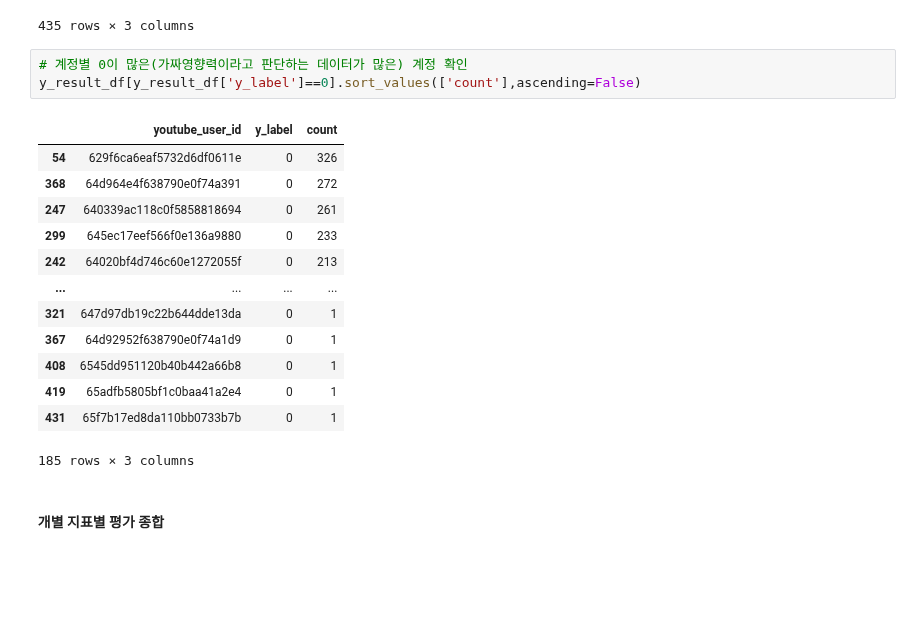
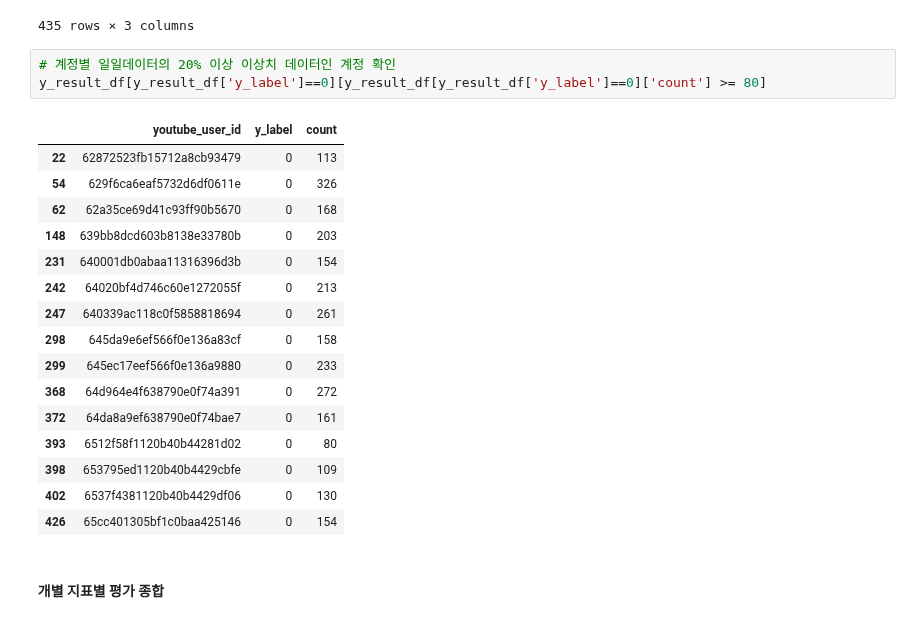
Before and after one commit to kkwann/awake, a Jupyter notebook: 3.EDA.ipynb, the cells around one changed output. Cells and saved outputs as stored; diff of their text form; blank space fills up the shorter version.

```diff
--- a/3.EDA.ipynb
+++ b/3.EDA.ipynb
@@ -199,22 +203,25 @@ y_result_df
 | 434 | 66230ee6d8da110bb0744b2d | 0 | 39 |
 435 rows × 3 columns
 # %%
-# 계정별 0이 많은(가짜영향력이라고 판단하는 데이터가 많은) 계정 확인
-y_result_df[y_result_df['y_label']==0].sort_values(['count'],ascending=False)
+# 계정별 일일데이터의 20% 이상 이상치 데이터인 계정 확인
+y_result_df[y_result_df['y_label']==0][y_result_df[y_result_df['y_label']==0]['count'] >= 80]
 # %% [output]
 |  | youtube_user_id | y_label | count |
+| 22 | 62872523fb15712a8cb93479 | 0 | 113 |
 | 54 | 629f6ca6eaf5732d6df0611e | 0 | 326 |
+| 62 | 62a35ce69d41c93ff90b5670 | 0 | 168 |
+| 148 | 639bb8dcd603b8138e33780b | 0 | 203 |
+| 231 | 640001db0abaa11316396d3b | 0 | 154 |
+| 242 | 64020bf4d746c60e1272055f | 0 | 213 |
+| 247 | 640339ac118c0f5858818694 | 0 | 261 |
+| 298 | 645da9e6ef566f0e136a83cf | 0 | 158 |
+| 299 | 645ec17eef566f0e136a9880 | 0 | 233 |
 | 368 | 64d964e4f638790e0f74a391 | 0 | 272 |
-| 247 | 640339ac118c0f5858818694 | 0 | 261 |
-| 299 | 645ec17eef566f0e136a9880 | 0 | 233 |
-| 242 | 64020bf4d746c60e1272055f | 0 | 213 |
-| ... | ... | ... | ... |
-| 321 | 647d97db19c22b644dde13da | 0 | 1 |
-| 367 | 64d92952f638790e0f74a1d9 | 0 | 1 |
-| 408 | 6545dd951120b40b442a66b8 | 0 | 1 |
-| 419 | 65adfb5805bf1c0baa41a2e4 | 0 | 1 |
-| 431 | 65f7b17ed8da110bb0733b7b | 0 | 1 |
+| 372 | 64da8a9ef638790e0f74bae7 | 0 | 161 |
+| 393 | 6512f58f1120b40b44281d02 | 0 | 80 |
+| 398 | 653795ed1120b40b4429cbfe | 0 | 109 |
+| 402 | 6537f4381120b40b4429df06 | 0 | 130 |
+| 426 | 65cc401305bf1c0baa425146 | 0 | 154 |
-185 rows × 3 columns
 # %% [markdown]
 #### 개별 지표별 평가 종합
 # %%
```
Also changed, not shown: parts of 10 cells of this notebook.
